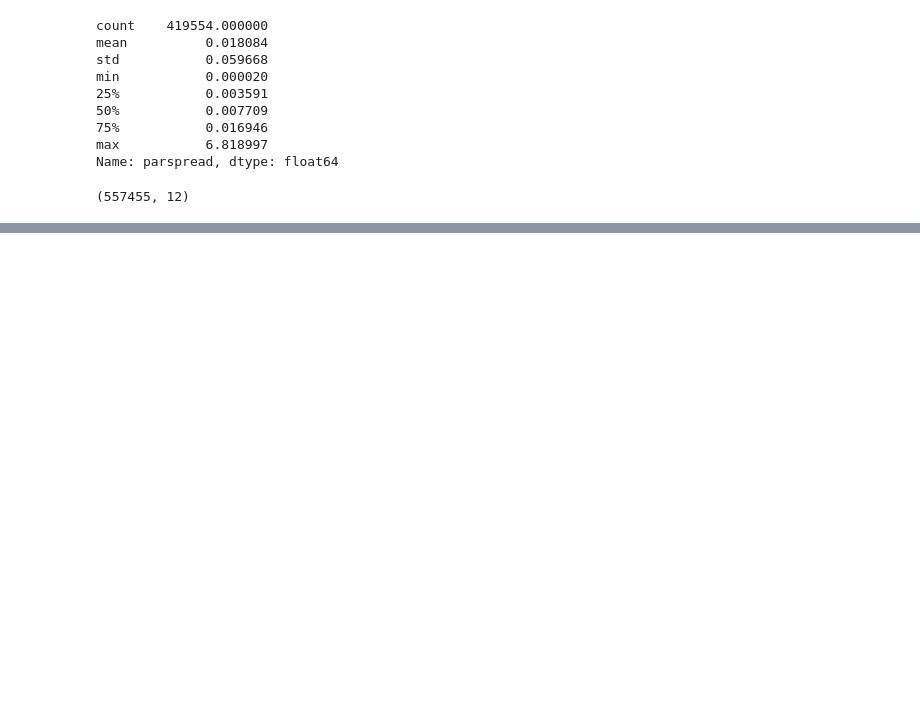
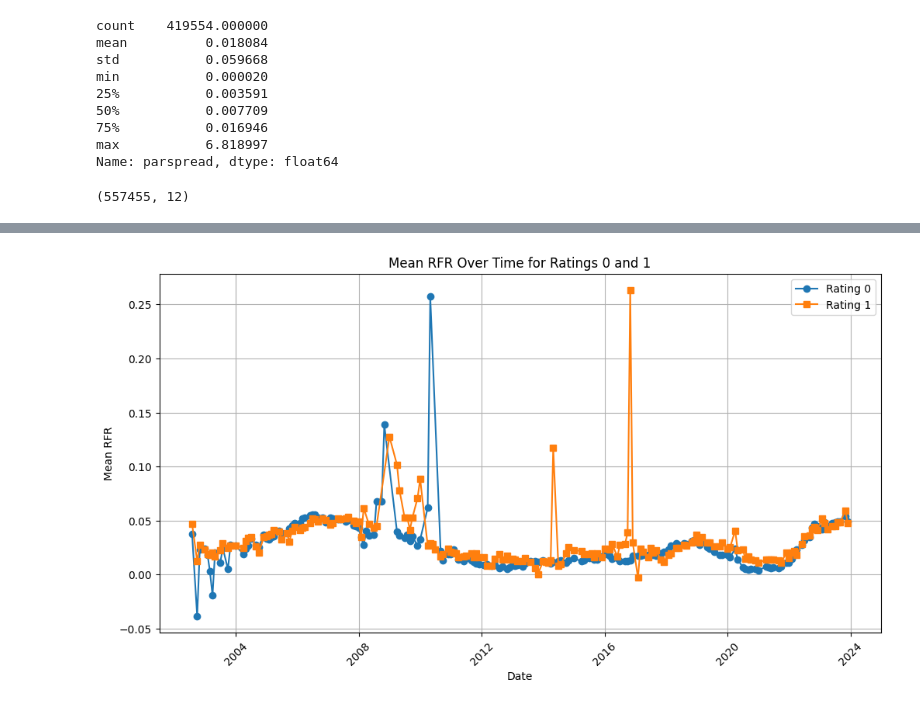
Before and after one commit to zixiaowang123/full_stack_project, a Jupyter notebook: src/test_nb.ipynb, the cells around one changed output, grey strips where cells are left out. Cells and saved outputs as stored; diff of their text form; code cells hidden in the pictures; blank space fills up the shorter version.

Commit message:
test process final product, can start adding graphs

```diff
--- a/src/test_nb.ipynb
+++ b/src/test_nb.ipynb
@@ -149,0 +205,6 @@ par_df[]
+# %%
+man_df = man_df.drop_duplicates()
+# %%
+man_df['FR'] = man_df['yield'] - man_df['treas_yld']
+man_df['CB'] = man_df['par_spread'] - man_df['FR']
+man_df['rfr'] = man_df['treas_yld'] - man_df['CB']
@@ -149,0 +227,30 @@ par_df[]
+# %%
+count_df = man_df.groupby(['date', 'rating']).size().reset_index(name='count')
+
+# Compute the mean 'rfr' per (date, rating) pair
+df1 = man_df.groupby(['date', 'rating'])['rfr'].mean().reset_index()
+# %%
+df1 = df1[df1.rfr < 1]
+# %%
+plt.figure(figsize=(12, 6))
+
+# Plot for rating 0
+df1_rating_0 = df1[df1['rating'] == 0]
+plt.plot(df1_rating_0['date'], df1_rating_0['rfr'], label="Rating 0", linestyle='-', marker='o')
+
+# Plot for rating 1
+df1_rating_1 = df1[df1['rating'] == 1]
+plt.plot(df1_rating_1['date'], df1_rating_1['rfr'], label="Rating 1", linestyle='-', marker='s')
+
+# Formatting the plot
+plt.xlabel("Date")
+plt.ylabel("Mean RFR")
+plt.title("Mean RFR Over Time for Ratings 0 and 1")
+plt.xticks(rotation=45)
+plt.legend()
+plt.grid(True)
+
+# Show the plot
+plt.show()
+# %% [output]
+[figure, added]
```
Also changed, not shown: parts of 10 cells of this notebook, 3 other files.
